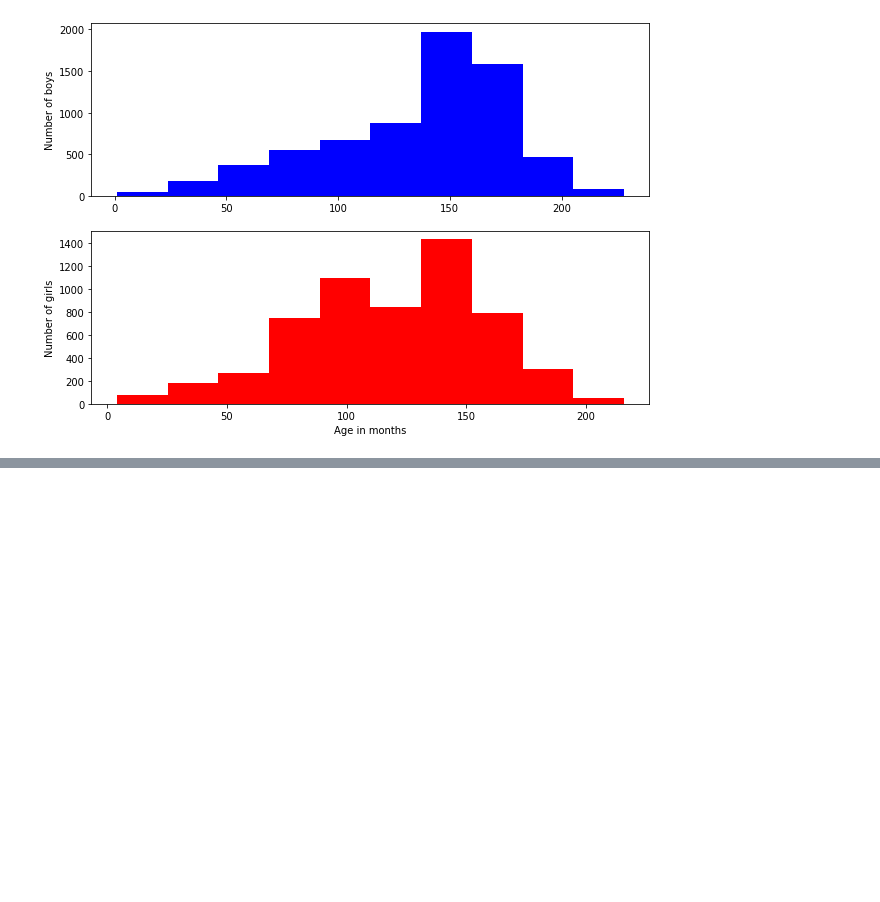
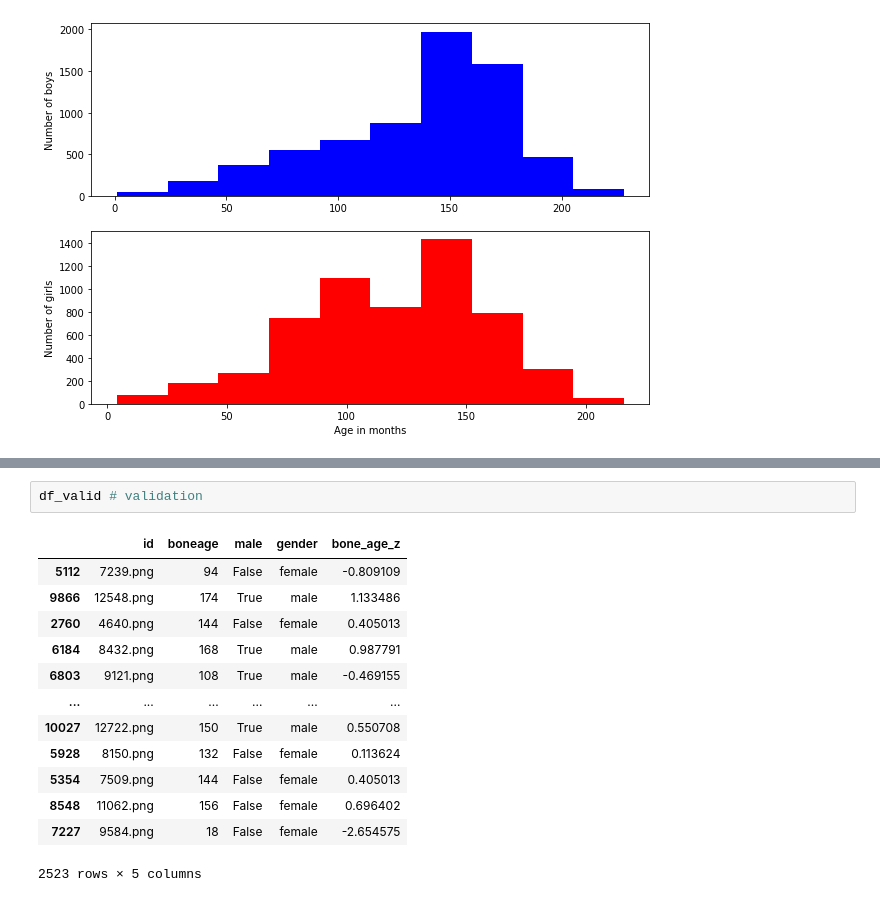
Before and after one commit to kittimaxz/Project_BoneAge, a Jupyter notebook: Toy_Dataset.ipynb, the cells around one changed output, grey strips where cells are left out. Saved outputs shown, nothing was run; the diff lists cells and outputs as text; blank space fills up the shorter version.

```diff
--- a/Toy_Dataset.ipynb
+++ b/Toy_Dataset.ipynb
@@ -194,0 +215,16 @@ fig.set_size_inches((10,7))
+# %%
+df_valid # validation
+# %% [output]
+|  | id | boneage | male | gender | bone_age_z |
+| 5112 | 7239.png | 94 | False | female | -0.809109 |
+| 9866 | 12548.png | 174 | True | male | 1.133486 |
+| 2760 | 4640.png | 144 | False | female | 0.405013 |
+| 6184 | 8432.png | 168 | True | male | 0.987791 |
+| 6803 | 9121.png | 108 | True | male | -0.469155 |
+| ... | ... | ... | ... | ... | ... |
+| 10027 | 12722.png | 150 | True | male | 0.550708 |
+| 5928 | 8150.png | 132 | False | female | 0.113624 |
+| 5354 | 7509.png | 144 | False | female | 0.405013 |
+| 8548 | 11062.png | 156 | False | female | 0.696402 |
+| 7227 | 9584.png | 18 | False | female | -2.654575 |
+2523 rows × 5 columns
```
Also changed, not shown: parts of 3 cells of this notebook.
